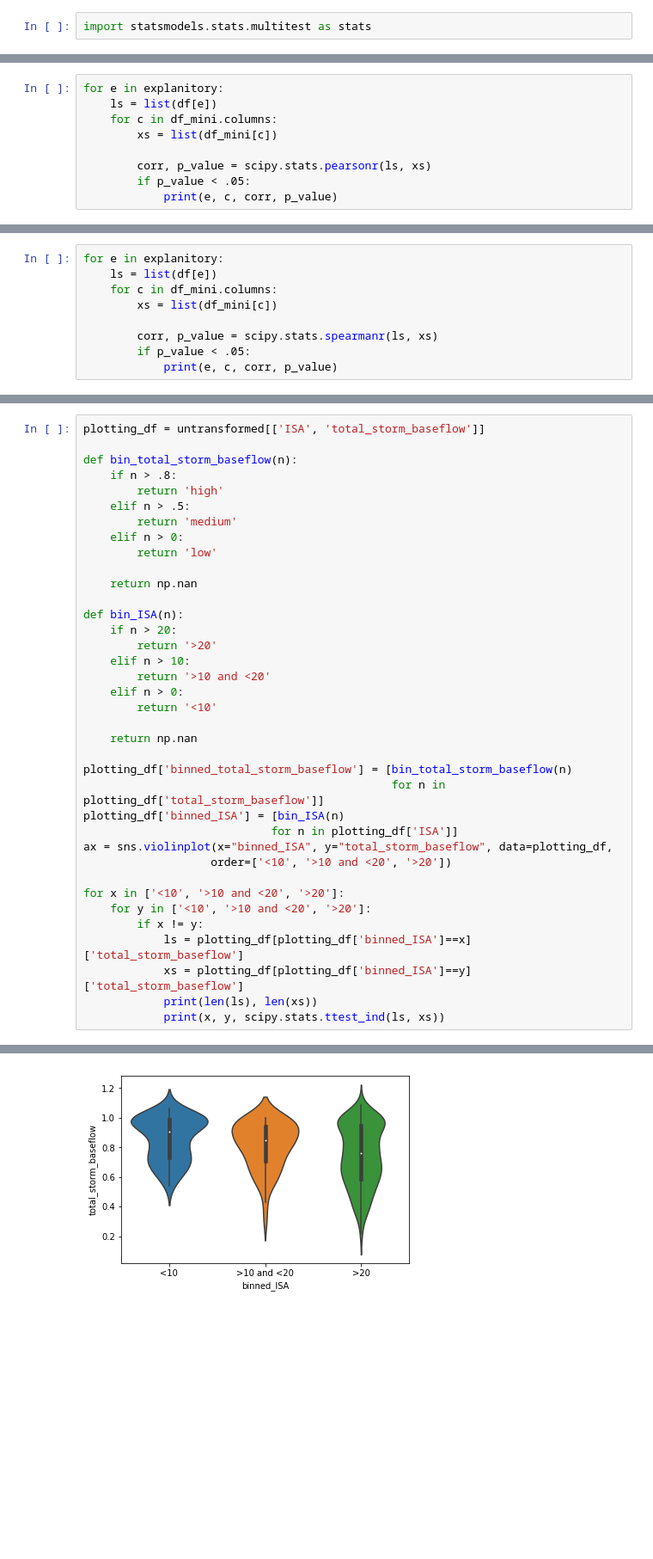
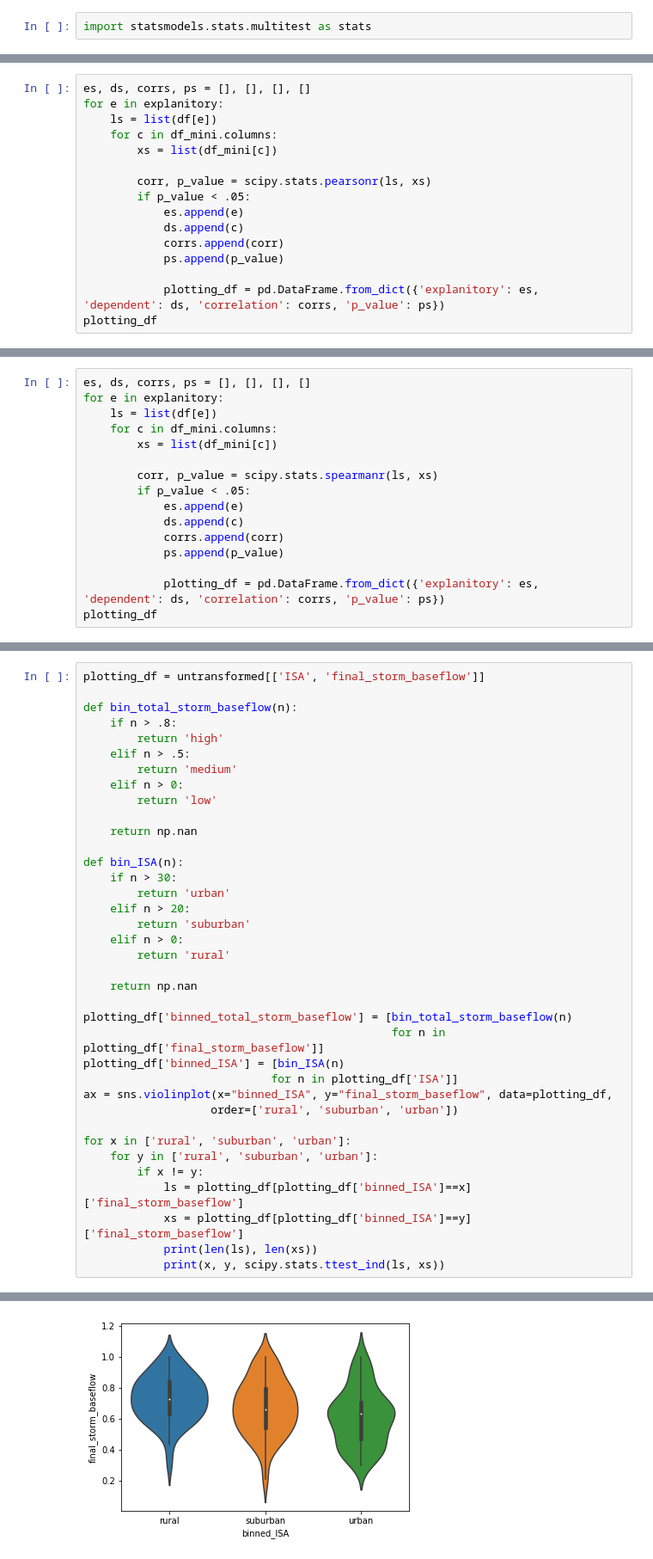
Before and after one commit to estorrs/emily-analysis, a Jupyter notebook: notebooks/emily.ipynb, the cells around one changed output, grey strips where cells are left out. Shown: that part at 86% size. Saved outputs shown, nothing was run; the diff lists cells and outputs as text; blank space fills up the shorter version.

```diff
--- a/notebooks/emily.ipynb
+++ b/notebooks/emily.ipynb
@@ -95,4 +141,5 @@ df_mini.head()
 # %%
+es, ds, corrs, ps = [], [], [], []
 for e in explanitory:
     ls = list(df[e])
     for c in df_mini.columns:
@@ -100,5 +147,11 @@ for e in explanitory:
 
         corr, p_value = scipy.stats.pearsonr(ls, xs)
         if p_value < .05:
-            print(e, c, corr, p_value)
+            es.append(e)
+            ds.append(c)
+            corrs.append(corr)
+            ps.append(p_value)
+
+            plotting_df = pd.DataFrame.from_dict({'explanitory': es, 'dependent': ds, 'correlation': corrs, 'p_value': ps})
+plotting_df
 # %% [output]
@@ -117,4 +175,5 @@ q_peak_cfs total_storm_baseflow -0.45814467347741306 3.1245841677662793e-13
 # %%
+es, ds, corrs, ps = [], [], [], []
 for e in explanitory:
     ls = list(df[e])
     for c in df_mini.columns:
@@ -122,5 +181,11 @@ for e in explanitory:
 
         corr, p_value = scipy.stats.spearmanr(ls, xs)
         if p_value < .05:
-            print(e, c, corr, p_value)
+            es.append(e)
+            ds.append(c)
+            corrs.append(corr)
+            ps.append(p_value)
+
+            plotting_df = pd.DataFrame.from_dict({'explanitory': es, 'dependent': ds, 'correlation': corrs, 'p_value': ps})
+plotting_df
 # %% [output]
@@ -142,5 +214,5 @@ axs = sns.pairplot(untransformed, x_vars=['ISA'],
 # %%
-plotting_df = untransformed[['ISA', 'total_storm_baseflow']]
+plotting_df = untransformed[['ISA', 'final_storm_baseflow']]
 
 def bin_total_storm_baseflow(n):
     if n > .8:
@@ -153,27 +225,27 @@ def bin_total_storm_baseflow(n):
     return np.nan
 
 def bin_ISA(n):
-    if n > 20:
-        return '>20'
-    elif n > 10:
-        return '>10 and <20'
+    if n > 30:
+        return 'urban'
+    elif n > 20:
+        return 'suburban'
     elif n > 0:
-        return '<10'
+        return 'rural'
 
     return np.nan
 
 plotting_df['binned_total_storm_baseflow'] = [bin_total_storm_baseflow(n)
-                                              for n in plotting_df['total_storm_baseflow']]
+                                              for n in plotting_df['final_storm_baseflow']]
 plotting_df['binned_ISA'] = [bin_ISA(n)
                             for n in plotting_df['ISA']]
-ax = sns.violinplot(x="binned_ISA", y="total_storm_baseflow", data=plotting_df,
-                   order=['<10', '>10 and <20', '>20'])
+ax = sns.violinplot(x="binned_ISA", y="final_storm_baseflow", data=plotting_df,
+                   order=['rural', 'suburban', 'urban'])
 
-for x in ['<10', '>10 and <20', '>20']:
-    for y in ['<10', '>10 and <20', '>20']:
+for x in ['rural', 'suburban', 'urban']:
+    for y in ['rural', 'suburban', 'urban']:
         if x != y:
-            ls = plotting_df[plotting_df['binned_ISA']==x]['total_storm_baseflow']
-            xs = plotting_df[plotting_df['binned_ISA']==y]['total_storm_baseflow']
+            ls = plotting_df[plotting_df['binned_ISA']==x]['final_storm_baseflow']
+            xs = plotting_df[plotting_df['binned_ISA']==y]['final_storm_baseflow']
             print(len(ls), len(xs))
             print(x, y, scipy.stats.ttest_ind(ls, xs))
 # %% [output]
@@ -200,2 +272,2 @@ See the caveats in the documentation: http://pandas.pydata.org/pandas-docs/stabl
-[figure, old version]
+[figure, new version]
 # %%
```
Also changed, not shown: parts of 31 cells of this notebook.
